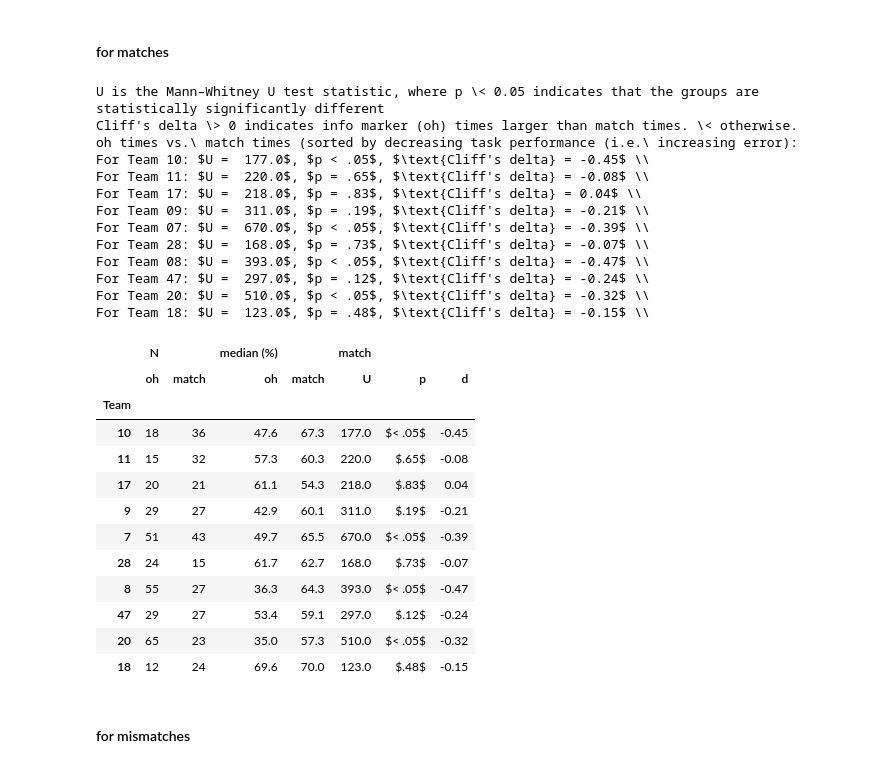
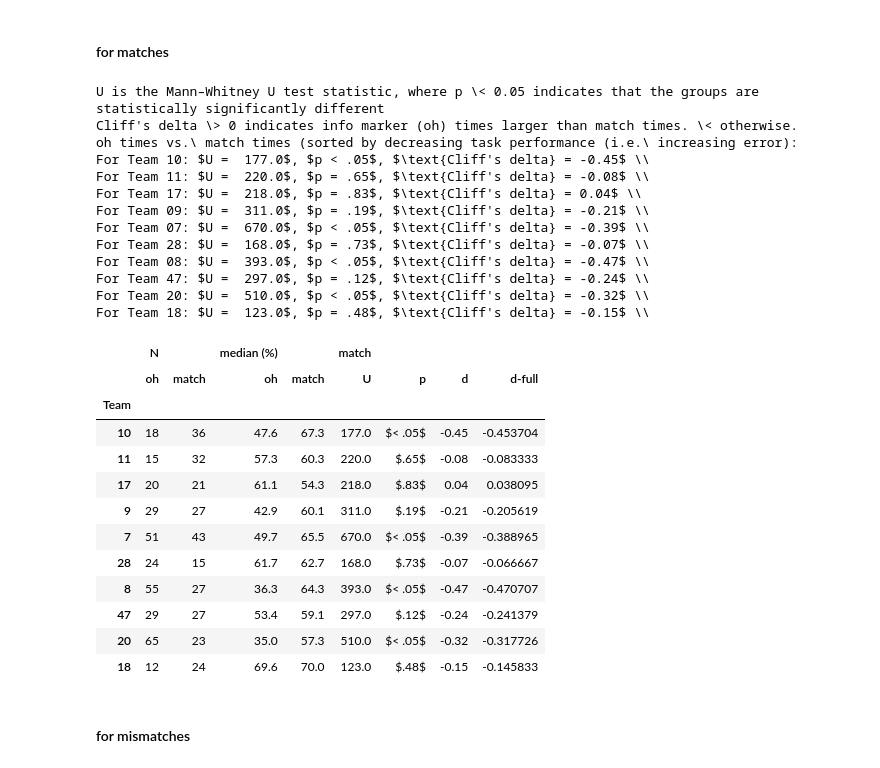
Before and after one commit to chili-epfl/justhink-alignment-analysis, a Jupyter notebook: tools/7_test_the_hypotheses.ipynb, the cells around one changed output. Drawn from its saved outputs; the diff is of its cells as text; code cells hidden in the pictures.

```diff
--- a/tools/7_test_the_hypotheses.ipynb
+++ b/tools/7_test_the_hypotheses.ipynb
@@ -1053,13 +1039,14 @@ def test_fillers_and_routines(filler_col, routine_col,
     u_col = '{}_U'.format(n2)
     p_col = '{}_p'.format(n2)
     d_col = '{}_d'.format(n2)
+    d_col_full = '{}_d-full'.format(n2)
     data = {
         'Team': [],
         n1_col: [], n2_col: [],
         m1_col: [], m2_col: [],
         u_col: [],
         p_col: [],
-        d_col: [],
+        d_col: [], d_col_full: []
     }
 
     order = [int(t) for t in perf_order]
@@ -1104,6 +1091,7 @@ def test_fillers_and_routines(filler_col, routine_col,
         data[p_col].append('< .05' if pvalue <
                            0.05 else '{:.2f}'.format(pvalue).lstrip('0'))
         data[d_col].append('{:.2f}'.format(d))
+        data[d_col_full].append(d)
 
     data_df = pd.DataFrame.from_dict(data)
     data_df.set_index('Team', inplace=True)
@@ -1241,6 +1229,9 @@ col_list = [('N', 'filler'),
             ('priming', 'U'),
             ('priming', 'p'),
             ('priming', 'd'),
+            # for tests
+            ('establishment', 'd-full'),
+            ('priming', 'd-full'),
            ]
 
 columns = pd.Index(col_list)
@@ -1305,9 +1296,10 @@ Team
 18    18.181818
 Name: error (%), dtype: float64
 # %%
-columns = [('establishment', 'd'), ('priming', 'd')]
+columns = [('establishment', 'd-full'), ('priming', 'd-full')]
+
 for c in columns:
     print('For {}:'.format(c), end=' ')
     print(len(result_df))
-    print(spearmanr(result_df[c], result_df['error (%)']))
+    print(spearmanr(result_df[c].tolist(), result_df['error (%)']))
 # %% [output]
@@ -1322,7 +1314,7 @@ positive_teams, nonpositive_teams
 # %% [output]
 ([7, 9, 10, 11, 17], [8, 18, 20, 28, 47])
 # %%
-columns = [('establishment', 'd'), ('priming', 'd')]
+columns = [('establishment', 'd-full'), ('priming', 'd-full')]
 for c in columns:
     p_col = (c[0], 'p')
 
@@ -1331,14 +1323,10 @@ for c in columns:
     # # Exclude teams that are not significant.
     # exclude = result_df[result_df[p_col]!= '$< .05$'].index
 
-    test = result_df.loc[positive_teams, c].astype(float).tolist()
-    control = result_df.loc[nonpositive_teams, c].astype(float).tolist()
+    test = result_df.loc[positive_teams, c].tolist() #.astype(float).tolist()
+    control = result_df.loc[nonpositive_teams, c].tolist()
 
     print(test, control)
     print(kruskal(test, control))
-    d = two_group_difference(control=control,
-                             test=test,
-                             effect_size='cliffs_delta')
-    print("Cliff's delta = {}".format(d))
     print()
 # %% [output]
@@ -1692,13 +1983,14 @@ def test_marker_and_matches(match_col,
     u_col = '{}_U'.format(n2)
     p_col = '{}_p'.format(n2)
     d_col = '{}_d'.format(n2)
+    d_col_full = '{}_d-full'.format(n2)
     data = {
         'Team': [],
         n1_col: [], n2_col: [],
         m1_col: [], m2_col: [],
         u_col: [],
         p_col: [],
-        d_col: [],
+        d_col: [], d_col_full: [],
     }
 
     order = [int(t) for t in learn_order]
@@ -1748,6 +2040,7 @@ def test_marker_and_matches(match_col,
         data[p_col].append('< .05' if pvalue <
                            0.05 else '{:.2f}'.format(pvalue).lstrip('0'))
         data[d_col].append('{:.2f}'.format(d))
+        data[d_col_full].append(d)
 
     data_df = pd.DataFrame.from_dict(data)
     data_df.set_index('Team', inplace=True)
@@ -1761,46 +2054,46 @@ def test_marker_and_matches(match_col,
             idx[i] = (level0, '.')
     idx = pd.MultiIndex.from_tuples(idx)
     data_df.columns = idx
 
     data_df = data_df.loc[order]
     return data_df
 
 
 print("U is the Mann–Whitney U test statistic, where p \< 0.05 indicates that the groups are statistically significantly different")
 print("Cliff's delta \> 0 indicates info marker (oh) times larger than match times. \< otherwise.")
 print('oh times vs.\ match times (sorted by decreasing task performance (i.e.\ increasing error):')
 
 match_df = test_marker_and_matches('is_match', n2='match')
 
 display(match_df)
 # print(match_df.to_latex(escape=False))
 # %% [output]
 U is the Mann–Whitney U test statistic, where p \< 0.05 indicates that the groups are statistically significantly different
 Cliff's delta \> 0 indicates info marker (oh) times larger than match times. \< otherwise.
 oh times vs.\ match times (sorted by decreasing task performance (i.e.\ increasing error):
 For Team 10: $U =  177.0$, $p < .05$, $\text{Cliff's delta} = -0.45$ \\
 For Team 11: $U =  220.0$, $p = .65$, $\text{Cliff's delta} = -0.08$ \\
 For Team 17: $U =  218.0$, $p = .83$, $\text{Cliff's delta} = 0.04$ \\
 For Team 09: $U =  311.0$, $p = .19$, $\text{Cliff's delta} = -0.21$ \\
 For Team 07: $U =  670.0$, $p < .05$, $\text{Cliff's delta} = -0.39$ \\
 For Team 28: $U =  168.0$, $p = .73$, $\text{Cliff's delta} = -0.07$ \\
 For Team 08: $U =  393.0$, $p < .05$, $\text{Cliff's delta} = -0.47$ \\
 For Team 47: $U =  297.0$, $p = .12$, $\text{Cliff's delta} = -0.24$ \\
 For Team 20: $U =  510.0$, $p < .05$, $\text{Cliff's delta} = -0.32$ \\
 For Team 18: $U =  123.0$, $p = .48$, $\text{Cliff's delta} = -0.15$ \\
-|  | N |  | median (%) |  | match |  |  |
-|  | oh | match | oh | match | U | p | d |
-| Team |  |  |  |  |  |  |  |
-| 10 | 18 | 36 | 47.6 | 67.3 | 177.0 | $< .05$ | -0.45 |
-| 11 | 15 | 32 | 57.3 | 60.3 | 220.0 | $.65$ | -0.08 |
-| 17 | 20 | 21 | 61.1 | 54.3 | 218.0 | $.83$ | 0.04 |
-| 9 | 29 | 27 | 42.9 | 60.1 | 311.0 | $.19$ | -0.21 |
-| 7 | 51 | 43 | 49.7 | 65.5 | 670.0 | $< .05$ | -0.39 |
-| 28 | 24 | 15 | 61.7 | 62.7 | 168.0 | $.73$ | -0.07 |
-| 8 | 55 | 27 | 36.3 | 64.3 | 393.0 | $< .05$ | -0.47 |
-| 47 | 29 | 27 | 53.4 | 59.1 | 297.0 | $.12$ | -0.24 |
-| 20 | 65 | 23 | 35.0 | 57.3 | 510.0 | $< .05$ | -0.32 |
-| 18 | 12 | 24 | 69.6 | 70.0 | 123.0 | $.48$ | -0.15 |
+|  | N |  | median (%) |  | match |  |  |  |
+|  | oh | match | oh | match | U | p | d | d-full |
+| Team |  |  |  |  |  |  |  |  |
+| 10 | 18 | 36 | 47.6 | 67.3 | 177.0 | $< .05$ | -0.45 | -0.453704 |
+| 11 | 15 | 32 | 57.3 | 60.3 | 220.0 | $.65$ | -0.08 | -0.083333 |
+| 17 | 20 | 21 | 61.1 | 54.3 | 218.0 | $.83$ | 0.04 | 0.038095 |
+| 9 | 29 | 27 | 42.9 | 60.1 | 311.0 | $.19$ | -0.21 | -0.205619 |
+| 7 | 51 | 43 | 49.7 | 65.5 | 670.0 | $< .05$ | -0.39 | -0.388965 |
+| 28 | 24 | 15 | 61.7 | 62.7 | 168.0 | $.73$ | -0.07 | -0.066667 |
+| 8 | 55 | 27 | 36.3 | 64.3 | 393.0 | $< .05$ | -0.47 | -0.470707 |
+| 47 | 29 | 27 | 53.4 | 59.1 | 297.0 | $.12$ | -0.24 | -0.241379 |
+| 20 | 65 | 23 | 35.0 | 57.3 | 510.0 | $< .05$ | -0.32 | -0.317726 |
+| 18 | 12 | 24 | 69.6 | 70.0 | 123.0 | $.48$ | -0.15 | -0.145833 |
 # %% [markdown]
 #### for mismatches
 # %%
```
Also changed, not shown: parts of 40 cells of this notebook, 4 other files.
